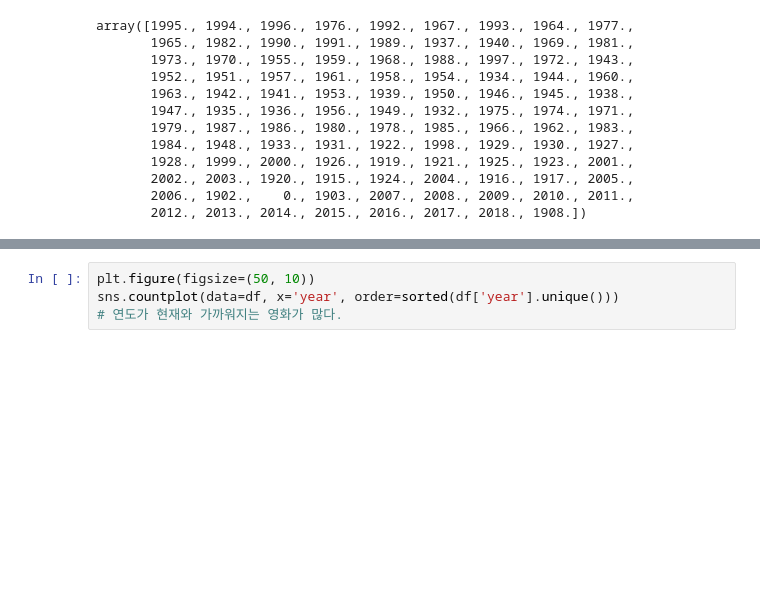
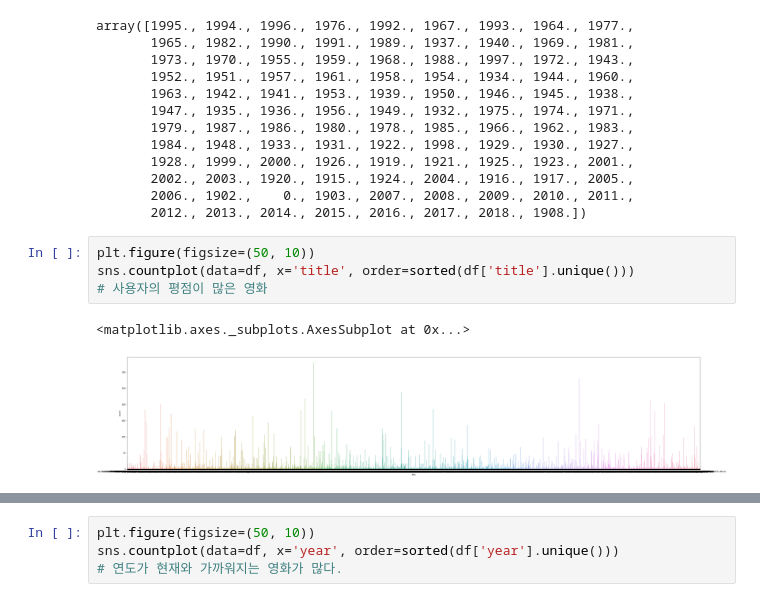
Before and after one commit to HssngH/ToBigs18, a Jupyter notebook: week9_rs.ipynb, the cells around one changed output, grey strips where cells are left out. Drawn from its saved outputs; the diff is of its cells as text; blank space fills up the shorter version.

```diff
--- a/week9_rs.ipynb
+++ b/week9_rs.ipynb
@@ -145,3 +145,10 @@ array([1995., 1994., 1996., 1976., 1992., 1967., 1993., 1964., 1977.,
        2002., 2003., 1920., 1915., 1924., 2004., 1916., 1917., 2005.,
        2006., 1902.,    0., 1903., 2007., 2008., 2009., 2010., 2011.,
        2012., 2013., 2014., 2015., 2016., 2017., 2018., 1908.])
+# %%
+plt.figure(figsize=(50, 10))
+sns.countplot(data=df, x='title', order=sorted(df['title'].unique()))
+# 사용자의 평점이 많은 영화
+# %% [output]
+<matplotlib.axes._subplots.AxesSubplot at 0x...>
+[figure, added]
```
Also changed, not shown: parts of 2 cells of this notebook.
